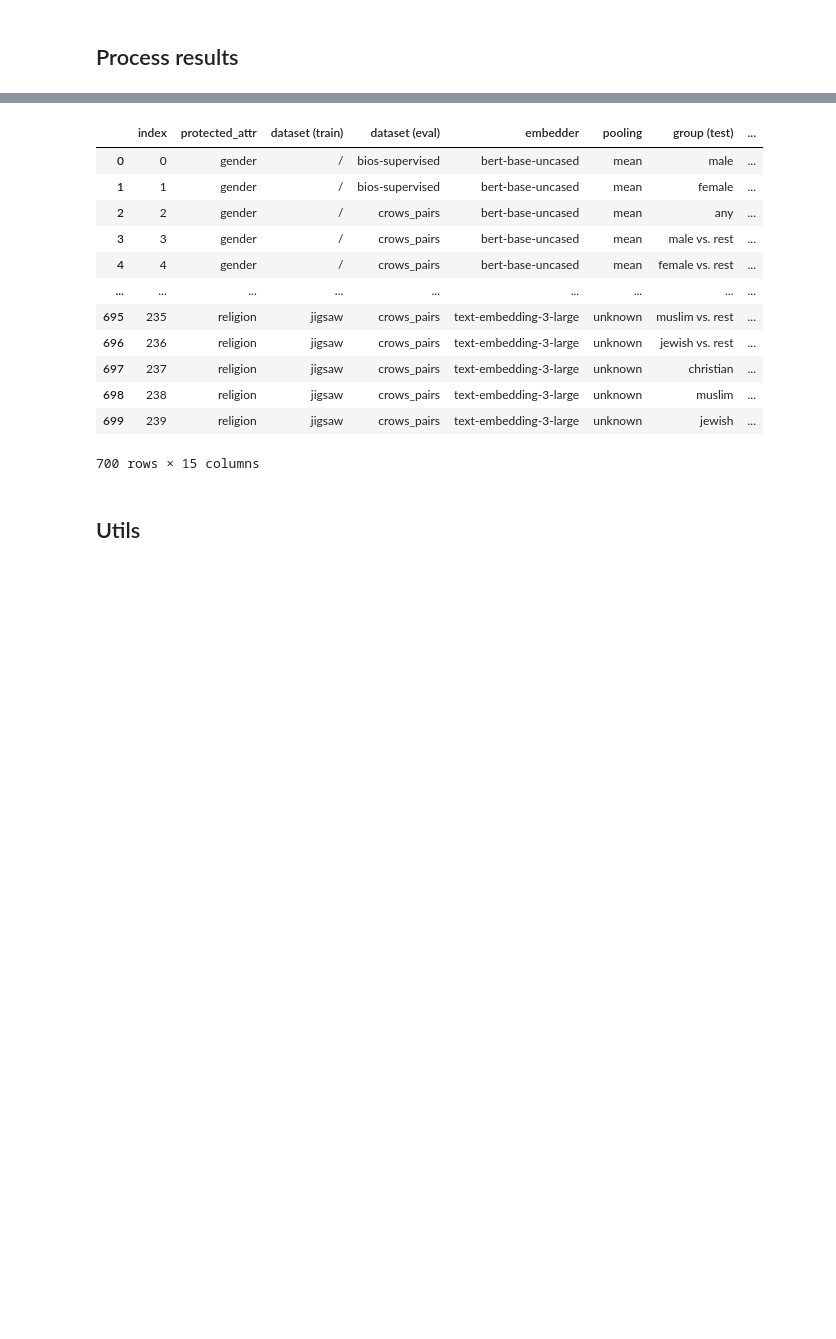
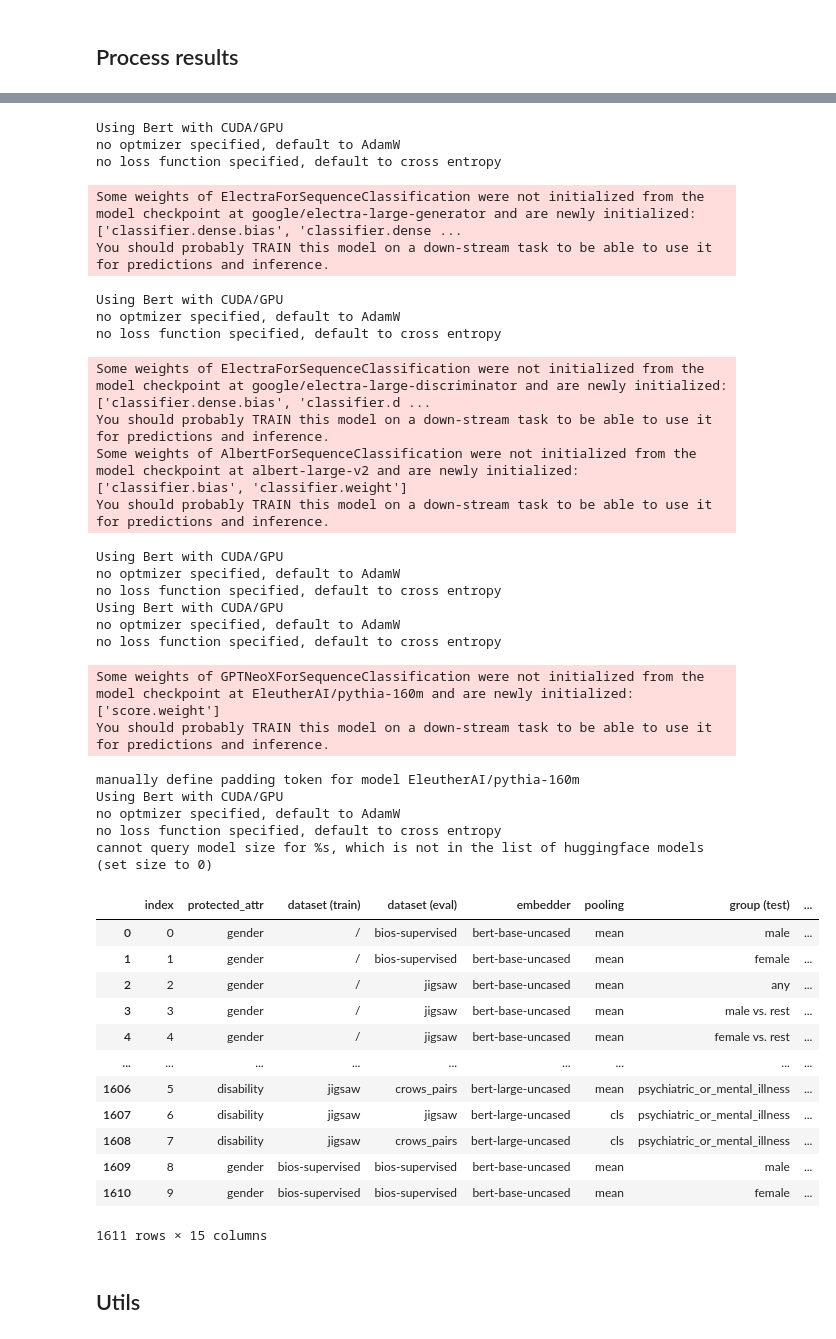
Before and after one commit to HammerLabML/PreSeCoLM, a Jupyter notebook: experiments/protected_feature_eval.ipynb, the cells around one changed output, grey strips where cells are left out. Cells and saved outputs as stored; diff of their text form; code cells hidden in the pictures; blank space fills up the shorter version.

```diff
--- a/experiments/protected_feature_eval.ipynb
+++ b/experiments/protected_feature_eval.ipynb
@@ -30,5 +24,5 @@ To enable the following instructions: AVX2 AVX512F AVX512_VNNI FMA, in other ope
 # %%
-CONFIG_FILE = 'configs/minimal/experiment_config.json'
+CONFIG_FILE = 'configs/new/experiment_config.json'
 EMB_SIZE_LOOKUP = {'text-embedding-3-small': 1536,
                    'text-embedding-3-large': 3072,
                    'google/electra-base-generator': 256,
@@ -123,6 +115,13 @@ res_all = res_all.reset_index()
 # fill empty pooling cells (openai models)
 res_all.loc[:,'pooling'] = res_all.loc[:,'pooling'].fillna('unknown')
 # %%
+def get_pretrained_model(model_name, n_classes, batch_size=1, pooling='mean', multi_label=False):
+    if multi_label:
+        lm = BertHuggingface(n_classes, model_name=model_name, batch_size=batch_size, pooling=pooling, loss_function=torch.nn.BCEWithLogitsLoss)
+    else:
+        lm = BertHuggingface(n_classes, model_name=model_name, batch_size=batch_size, pooling=pooling)
+    return lm
+
 def get_model_architecture(model_name):
     if type(model_name) != str:
         return model_name
@@ -167,16 +174,41 @@ res_all
+Using Bert with CUDA/GPU
+no optmizer specified, default to AdamW
+no loss function specified, default to cross entropy
+Some weights of ElectraForSequenceClassification were not initialized from the model checkpoint at google/electra-large-generator and are newly initialized: ['classifier.dense.bias', 'classifier.dense ...
+You should probably TRAIN this model on a down-stream task to be able to use it for predictions and inference.
+Using Bert with CUDA/GPU
+no optmizer specified, default to AdamW
+no loss function specified, default to cross entropy
+Some weights of ElectraForSequenceClassification were not initialized from the model checkpoint at google/electra-large-discriminator and are newly initialized: ['classifier.dense.bias', 'classifier.d ...
+You should probably TRAIN this model on a down-stream task to be able to use it for predictions and inference.
+Some weights of AlbertForSequenceClassification were not initialized from the model checkpoint at albert-large-v2 and are newly initialized: ['classifier.bias', 'classifier.weight']
+You should probably TRAIN this model on a down-stream task to be able to use it for predictions and inference.
+Using Bert with CUDA/GPU
+no optmizer specified, default to AdamW
+no loss function specified, default to cross entropy
+Using Bert with CUDA/GPU
+no optmizer specified, default to AdamW
+no loss function specified, default to cross entropy
+Some weights of GPTNeoXForSequenceClassification were not initialized from the model checkpoint at EleutherAI/pythia-160m and are newly initialized: ['score.weight']
+You should probably TRAIN this model on a down-stream task to be able to use it for predictions and inference.
+manually define padding token for model EleutherAI/pythia-160m
+Using Bert with CUDA/GPU
+no optmizer specified, default to AdamW
+no loss function specified, default to cross entropy
+cannot query model size for %s, which is not in the list of huggingface models (set size to 0)
 |  | index | protected_attr | dataset (train) | dataset (eval) | embedder | pooling | group (test) | ... |
 | 0 | 0 | gender | / | bios-supervised | bert-base-uncased | mean | male | ... |
 | 1 | 1 | gender | / | bios-supervised | bert-base-uncased | mean | female | ... |
-| 2 | 2 | gender | / | crows_pairs | bert-base-uncased | mean | any | ... |
-| 3 | 3 | gender | / | crows_pairs | bert-base-uncased | mean | male vs. rest | ... |
-| 4 | 4 | gender | / | crows_pairs | bert-base-uncased | mean | female vs. rest | ... |
+| 2 | 2 | gender | / | jigsaw | bert-base-uncased | mean | any | ... |
+| 3 | 3 | gender | / | jigsaw | bert-base-uncased | mean | male vs. rest | ... |
+| 4 | 4 | gender | / | jigsaw | bert-base-uncased | mean | female vs. rest | ... |
 | ... | ... | ... | ... | ... | ... | ... | ... | ... |
-| 695 | 235 | religion | jigsaw | crows_pairs | text-embedding-3-large | unknown | muslim vs. rest | ... |
-| 696 | 236 | religion | jigsaw | crows_pairs | text-embedding-3-large | unknown | jewish vs. rest | ... |
-| 697 | 237 | religion | jigsaw | crows_pairs | text-embedding-3-large | unknown | christian | ... |
-| 698 | 238 | religion | jigsaw | crows_pairs | text-embedding-3-large | unknown | muslim | ... |
-| 699 | 239 | religion | jigsaw | crows_pairs | text-embedding-3-large | unknown | jewish | ... |
+| 1606 | 5 | disability | jigsaw | crows_pairs | bert-large-uncased | mean | psychiatric_or_mental_illness | ... |
+| 1607 | 6 | disability | jigsaw | jigsaw | bert-large-uncased | cls | psychiatric_or_mental_illness | ... |
+| 1608 | 7 | disability | jigsaw | crows_pairs | bert-large-uncased | cls | psychiatric_or_mental_illness | ... |
+| 1609 | 8 | gender | bios-supervised | bios-supervised | bert-base-uncased | mean | male | ... |
+| 1610 | 9 | gender | bios-supervised | bios-supervised | bert-base-uncased | mean | female | ... |
-700 rows × 15 columns
+1611 rows × 15 columns
 # %%
 # from a western-centric perspective (leaving white,male,christian as non-marginalized groups)
 marginalized_groups = ['F', 'female', 'asian', 'black', 'latino', 'buddhist', 'hindu', 'jewish', 'muslim', 'mental_disability_illness', 'psychiatric_or_mental_illness']
```
Also changed, not shown: parts of 11 cells of this notebook, 11 other files.
